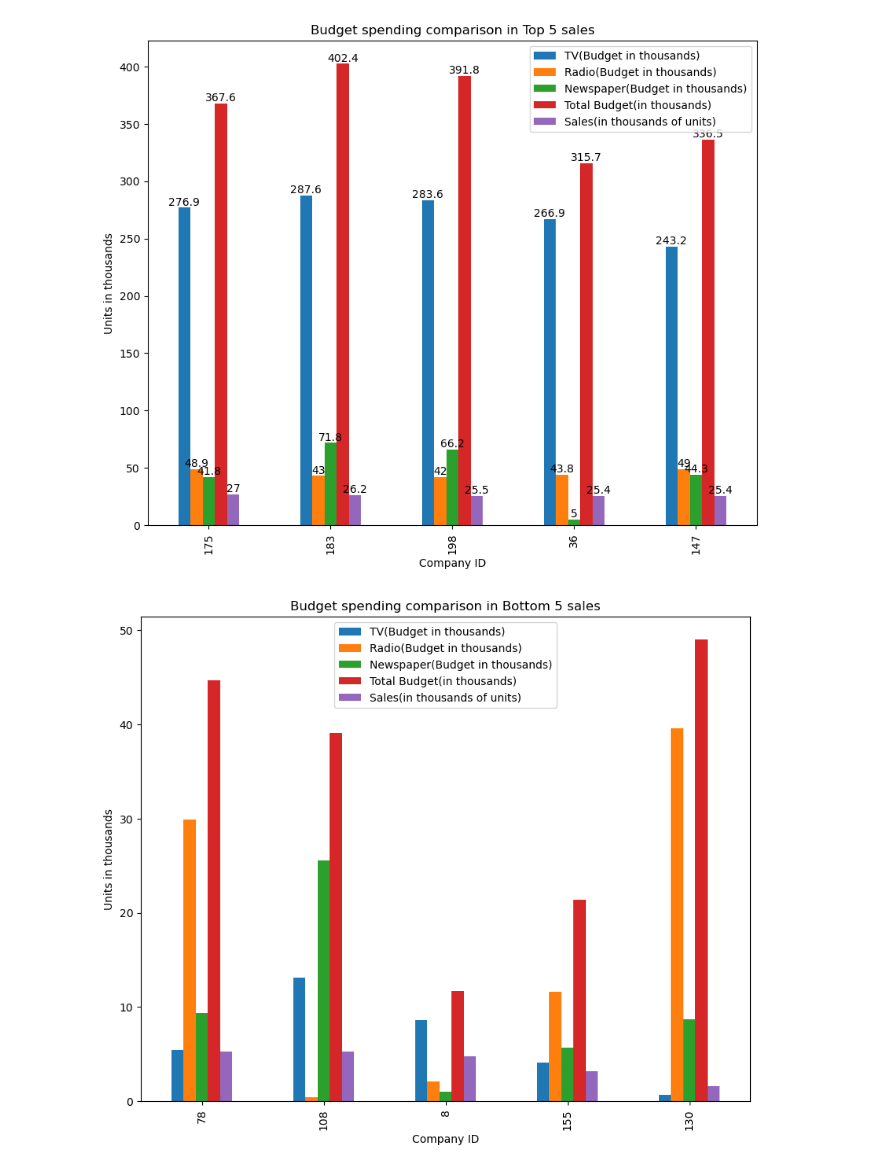
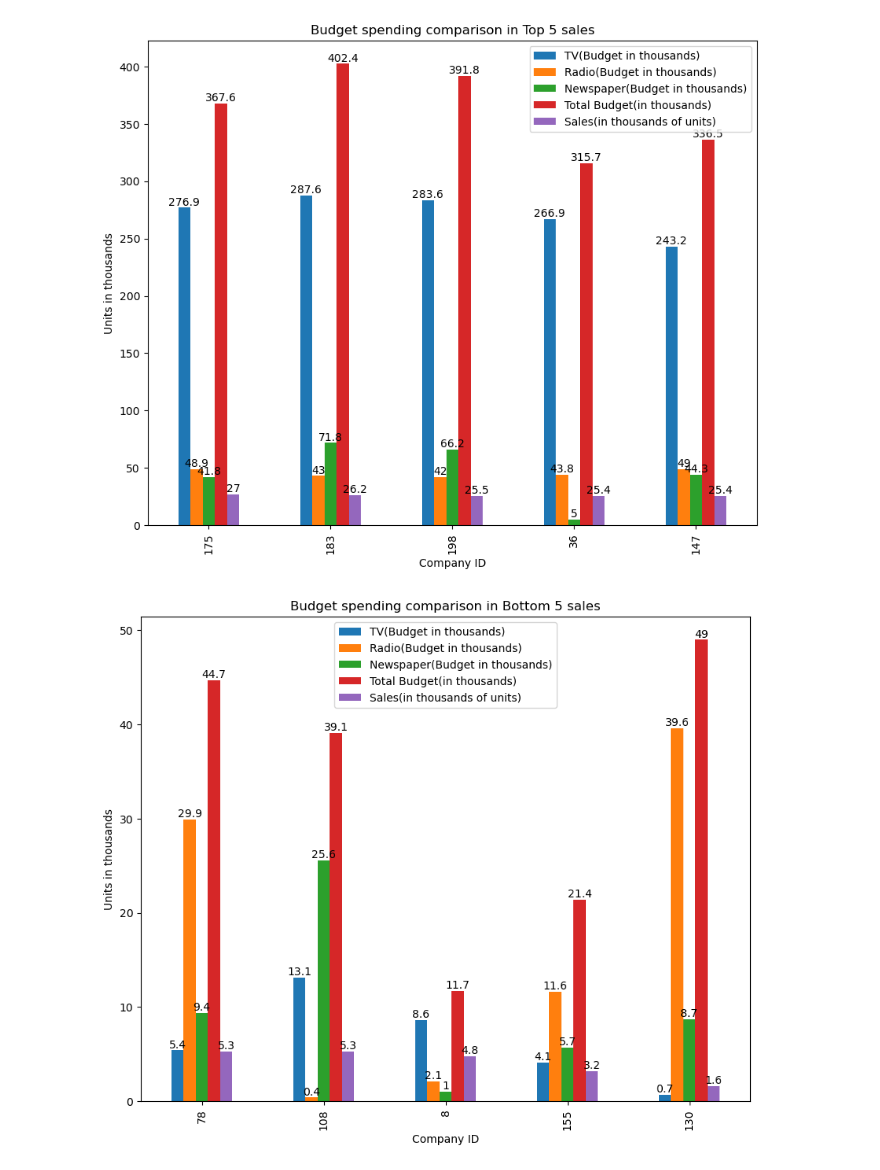
Before and after one commit to ricsalazar810/project-one, a Jupyter notebook: main.ipynb, the cells around one changed output. Drawn from its saved outputs; the diff is of its cells as text; code cells hidden in the pictures.

```diff
--- a/main.ipynb
+++ b/main.ipynb
@@ -277,10 +277,10 @@ plt.savefig("Images/Budget spending comparison in Top 5 sales.png",bbox_inches='
 # %%
 figure2 = bottom_5.plot(kind="bar",figsize=(10,8),
                                    title="Budget spending comparison in Bottom 5 sales",
                                    xlabel="Company ID",
                                    ylabel="Units in thousands")
-for container in figure1.containers:
-    figure1.bar_label(container)
+for container in figure2.containers:
+    figure2.bar_label(container)
 plt.savefig("Images/Budget spending comparison in Bottom 5 sales.png",bbox_inches='tight')
 # %% [output]
-[figure, old version]
+[figure, new version]
```
Also changed, not shown: 1 other file.
